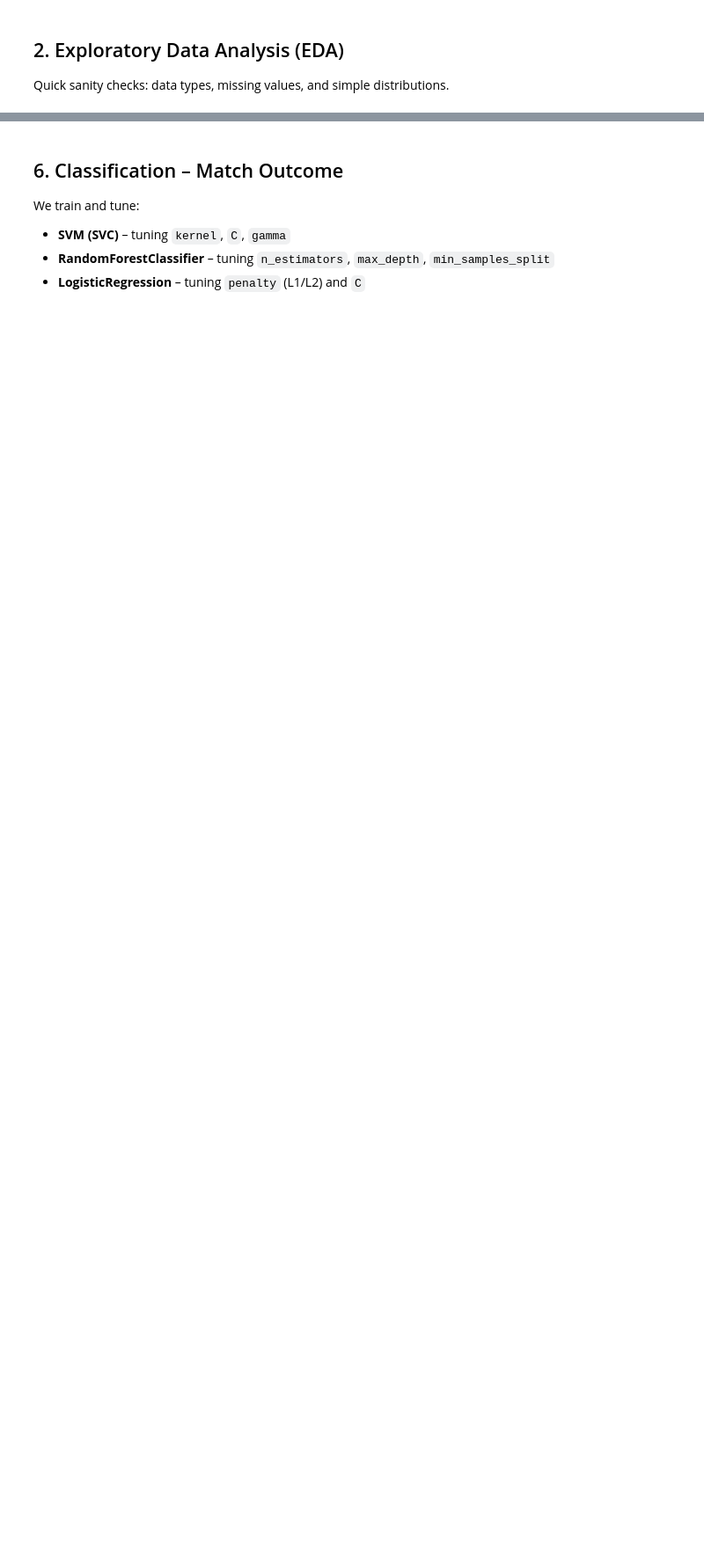
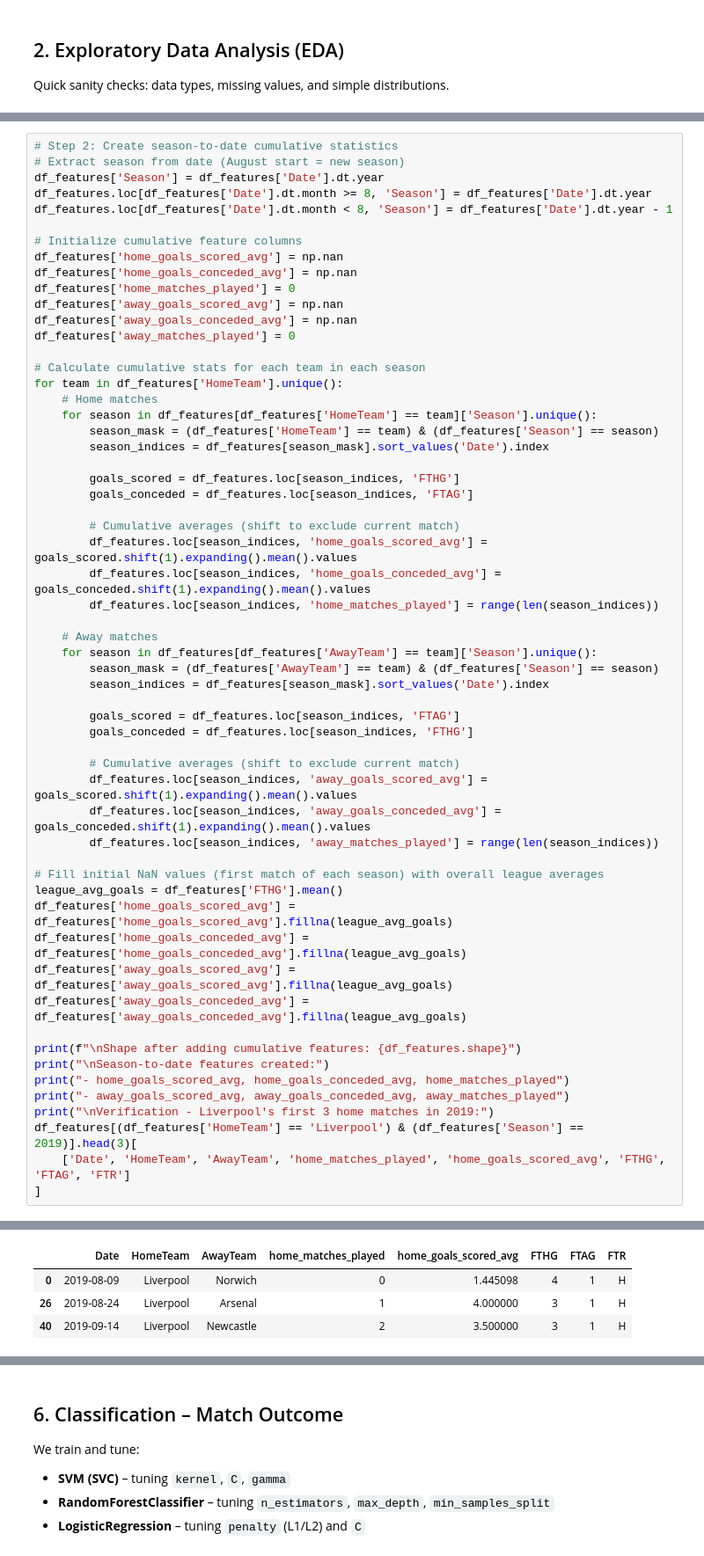
Before and after one commit to SamacoCash/611-Project-Group-17-Rowan-Cash-Truman, a Jupyter notebook: premier_league_betting_project.ipynb, the cells around one changed output, grey strips where cells are left out. Shown at 88% size. Drawn from its saved outputs; the diff is of its cells as text; blank space fills up the shorter version.

```diff
--- a/premier_league_betting_project.ipynb
+++ b/premier_league_betting_project.ipynb
@@ -135,0 +164,59 @@ print("Numeric features:", feature_cols_numeric)
+# %%
+# Step 2: Create season-to-date cumulative statistics
+# Extract season from date (August start = new season)
+df_features['Season'] = df_features['Date'].dt.year
+df_features.loc[df_features['Date'].dt.month >= 8, 'Season'] = df_features['Date'].dt.year
+df_features.loc[df_features['Date'].dt.month < 8, 'Season'] = df_features['Date'].dt.year - 1
+
+# Initialize cumulative feature columns
+df_features['home_goals_scored_avg'] = np.nan
+df_features['home_goals_conceded_avg'] = np.nan
+df_features['home_matches_played'] = 0
+df_features['away_goals_scored_avg'] = np.nan
+df_features['away_goals_conceded_avg'] = np.nan
+df_features['away_matches_played'] = 0
+
+# Calculate cumulative stats for each team in each season
+for team in df_features['HomeTeam'].unique():
+    # Home matches
+    for season in df_features[df_features['HomeTeam'] == team]['Season'].unique():
+        season_mask = (df_features['HomeTeam'] == team) & (df_features['Season'] == season)
+        season_indices = df_features[season_mask].sort_values('Date').index
+
+        goals_scored = df_features.loc[season_indices, 'FTHG']
+        goals_conceded = df_features.loc[season_indices, 'FTAG']
+
+        # Cumulative averages (shift to exclude current match)
+        df_features.loc[season_indices, 'home_goals_scored_avg'] = goals_scored.shift(1).expanding().mean().values
+        df_features.loc[season_indices, 'home_goals_conceded_avg'] = goals_conceded.shift(1).expanding().mean().values
+        df_features.loc[season_indices, 'home_matches_played'] = range(len(season_indices))
+
+    # Away matches
+    for season in df_features[df_features['AwayTeam'] == team]['Season'].unique():
+        season_mask = (df_features['AwayTeam'] == team) & (df_features['Season'] == season)
+        season_indices = df_features[season_mask].sort_values('Date').index
+
+        goals_scored = df_features.loc[season_indices, 'FTAG']
+        goals_conceded = df_features.loc[season_indices, 'FTHG']
+
+        # Cumulative averages (shift to exclude current match)
+        df_features.loc[season_indices, 'away_goals_scored_avg'] = goals_scored.shift(1).expanding().mean().values
+        df_features.loc[season_indices, 'away_goals_conceded_avg'] = goals_conceded.shift(1).expanding().mean().values
+        df_features.loc[season_indices, 'away_matches_played'] = range(len(season_indices))
+
+# Fill initial NaN values (first match of each season) with overall league averages
+league_avg_goals = df_features['FTHG'].mean()
+df_features['home_goals_scored_avg'] = df_features['home_goals_scored_avg'].fillna(league_avg_goals)
+df_features['home_goals_conceded_avg'] = df_features['home_goals_conceded_avg'].fillna(league_avg_goals)
+df_features['away_goals_scored_avg'] = df_features['away_goals_scored_avg'].fillna(league_avg_goals)
+df_features['away_goals_conceded_avg'] = df_features['away_goals_conceded_avg'].fillna(league_avg_goals)
+
+print(f"\nShape after adding cumulative features: {df_features.shape}")
+print("\nSeason-to-date features created:")
+print("- home_goals_scored_avg, home_goals_conceded_avg, home_matches_played")
+print("- away_goals_scored_avg, away_goals_conceded_avg, away_matches_played")
+print("\nVerification - Liverpool's first 3 home matches in 2019:")
+df_features[(df_features['HomeTeam'] == 'Liverpool') & (df_features['Season'] == 2019)].head(3)[
+    ['Date', 'HomeTeam', 'AwayTeam', 'home_matches_played', 'home_goals_scored_avg', 'FTHG', 'FTAG', 'FTR']
+]
+# %% [output]
@@ -135,0 +230,4 @@ print("Numeric features:", feature_cols_numeric)
+|  | Date | HomeTeam | AwayTeam | home_matches_played | home_goals_scored_avg | FTHG | FTAG | FTR |
+| 0 | 2019-08-09 | Liverpool | Norwich | 0 | 1.445098 | 4 | 1 | H |
+| 26 | 2019-08-24 | Liverpool | Arsenal | 1 | 4.000000 | 3 | 1 | H |
+| 40 | 2019-09-14 | Liverpool | Newcastle | 2 | 3.500000 | 3 | 1 | H |
```
Also changed, not shown: parts of 36 cells of this notebook, 3 other files.
